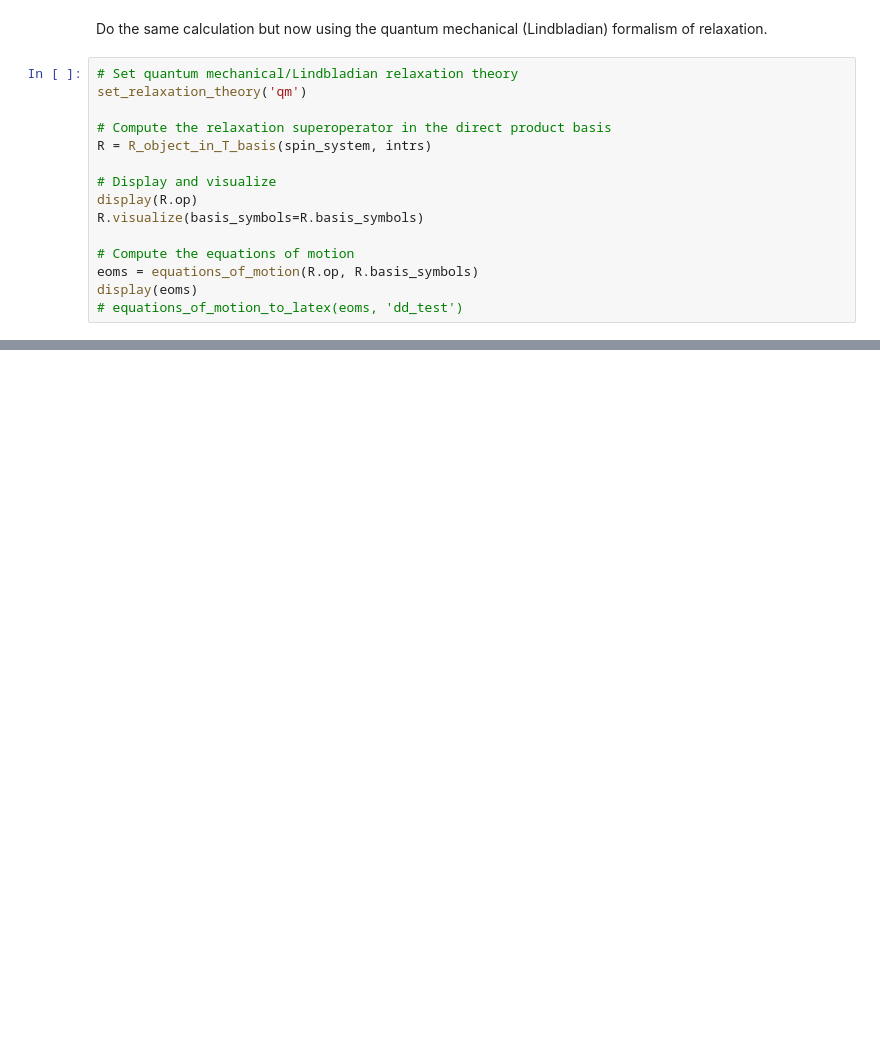
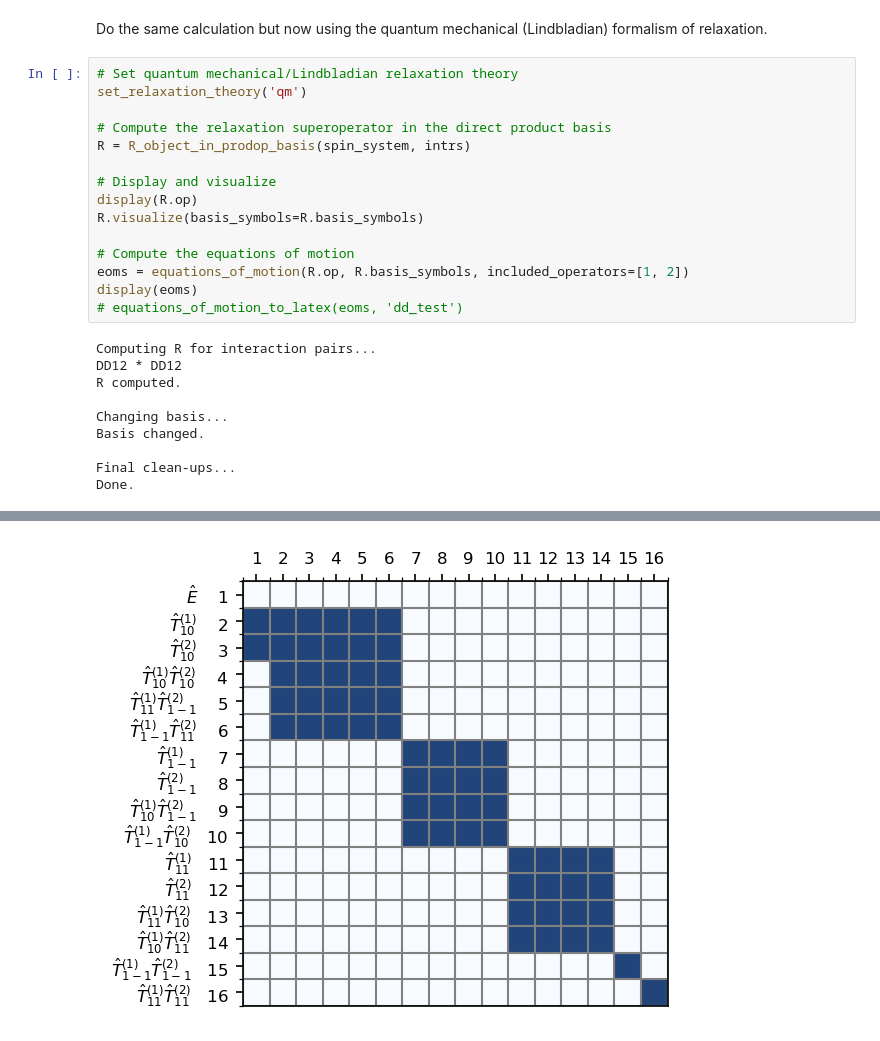
Before and after one commit to hillaper/Rela2x, a Jupyter notebook: examples/rela2x_example2.ipynb, the cells around one changed output, grey strips where cells are left out. Drawn from its saved outputs; the diff is of its cells as text; blank space fills up the shorter version.

```diff
--- a/examples/rela2x_example2.ipynb
+++ b/examples/rela2x_example2.ipynb
@@ -66,13 +121,23 @@ Do the same calculation but now using the quantum mechanical (Lindbladian) forma
 set_relaxation_theory('qm')
 
 # Compute the relaxation superoperator in the direct product basis
-R = R_object_in_T_basis(spin_system, intrs)
+R = R_object_in_prodop_basis(spin_system, intrs)
 
 # Display and visualize
 display(R.op)
 R.visualize(basis_symbols=R.basis_symbols)
 
 # Compute the equations of motion
-eoms = equations_of_motion(R.op, R.basis_symbols)
+eoms = equations_of_motion(R.op, R.basis_symbols, included_operators=[1, 2])
 display(eoms)
 # equations_of_motion_to_latex(eoms, 'dd_test')
+# %% [output]
+Computing R for interaction pairs...
+DD12 * DD12
+R computed.
+
+Changing basis...
+Basis changed.
+
+Final clean-ups...
+Done.
@@ -78,0 +161 @@ display(eoms)
+[figure, added]
```
Also changed, not shown: parts of 7 cells of this notebook, 7 other files.
